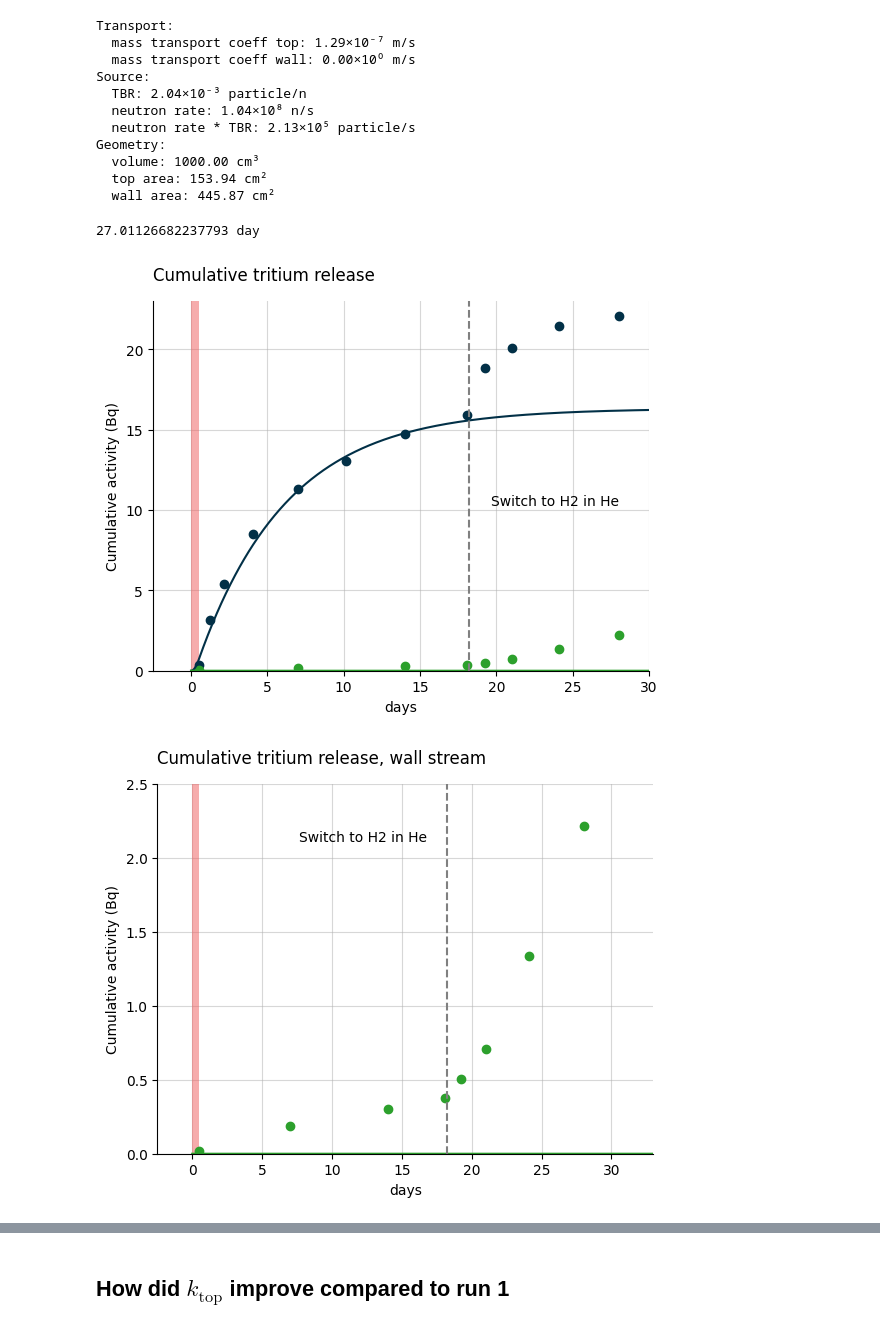
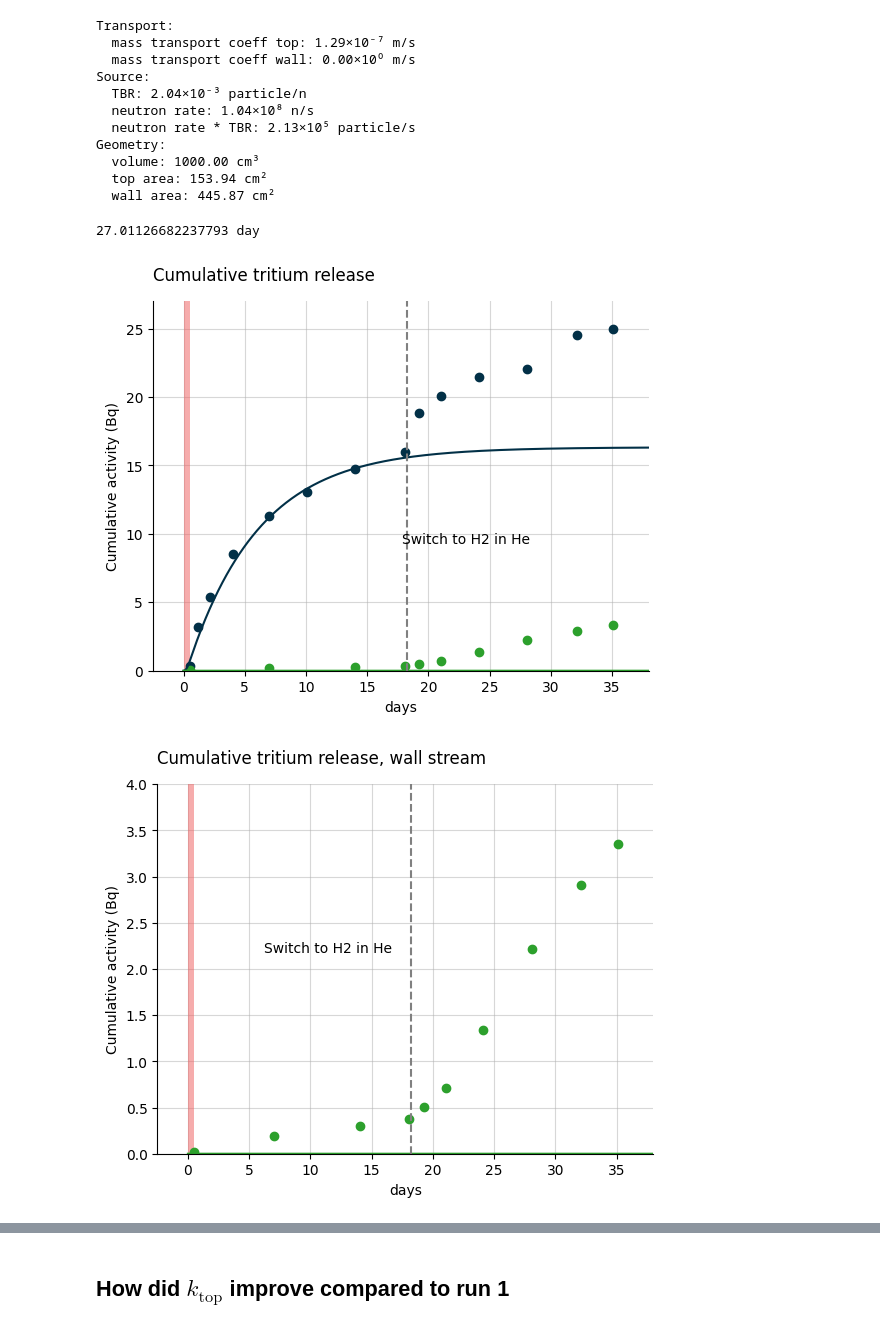
Before and after one commit to veliki-filozof/BABY-1L-run-3, a Jupyter notebook: analysis/tritium/tritium_model.ipynb, the cells around one changed output, grey strips where cells are left out. Cells and saved outputs as stored; diff of their text form; code cells hidden in the pictures.

```diff
--- a/analysis/tritium/tritium_model.ipynb
+++ b/analysis/tritium/tritium_model.ipynb
@@ -125,36 +125,36 @@ target_release_frac = 0.99
 x_target = xdata[np.argmax(ydata > target_release_frac * ydata[-1])]
 print(f'{x_target}')
 # plt.axvline(x=x_target, color="k", linestyle="--")
 plt.axvline(x=gas_switch_deltatime, color="grey", linestyle="--")
 #plt.annotate(
 #    f"99% of steady state \n {x_target: .0f}",
 #    (x_target, target_release_frac * ydata[-1]),
 #    xytext=(0, 20),
 #    textcoords="offset points",
 #    ha="center",
 #    va="bottom",
 #    color="k",
 #)
 plt.annotate(
     f"Switch to H2 in He",
     (x_target, target_release_frac * ydata[-1]),
     xytext=(-35, -70),
     textcoords="offset points",
     ha="center",
     va="bottom",
     color="black",
 )
 
 plt.title("Cumulative tritium release", loc="left", pad = 15)
-plt.ylim(top=23)
-plt.xlim(right = 30)
+plt.ylim(top=27)
+plt.xlim(right = 38)
 plt.xlabel("days")
 plt.ylabel("Cumulative activity (Bq)")
 
 plt.savefig("cumulative_release.pdf", bbox_inches="tight")
 # %% [output]
 27.01126682237793 day
-[figure, old version]
+[figure, new version]
 # %%
 plt.figure()
 plot_integrated_wall_release(baby_model, color="tab:green", label="Wall")
@@ -181,14 +181,14 @@ plt.annotate(
 )
 
 plt.title("Cumulative tritium release, wall stream", loc="left", pad = 15)
-plt.ylim(top=2.5)
-plt.xlim(right = 33)
+plt.ylim(top=4)
+plt.xlim(right = 38)
 plt.xlabel("days")
 plt.ylabel("Cumulative activity (Bq)")
 
 plt.savefig("cumulative_release.pdf", bbox_inches="tight")
 # %% [output]
-[figure, old version]
+[figure, new version]
 # %%
 plot_sample_activity_top(
     baby_model, replacement_times=replacement_times_top, color="#023047", label="Top"
```
Also changed, not shown: parts of 3 cells of this notebook.
